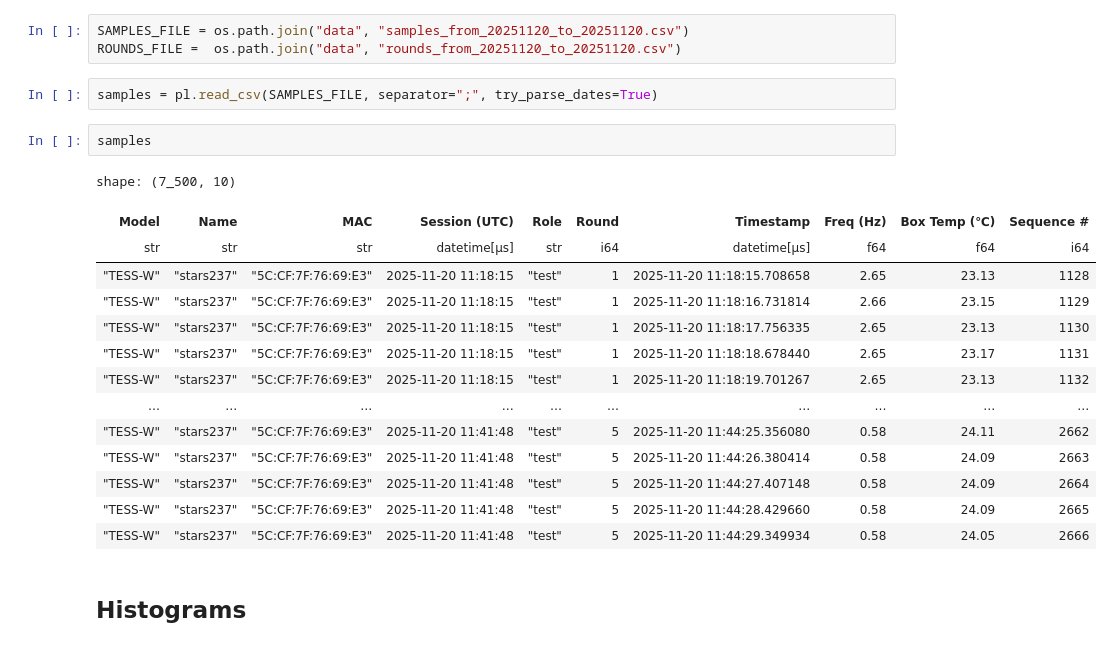
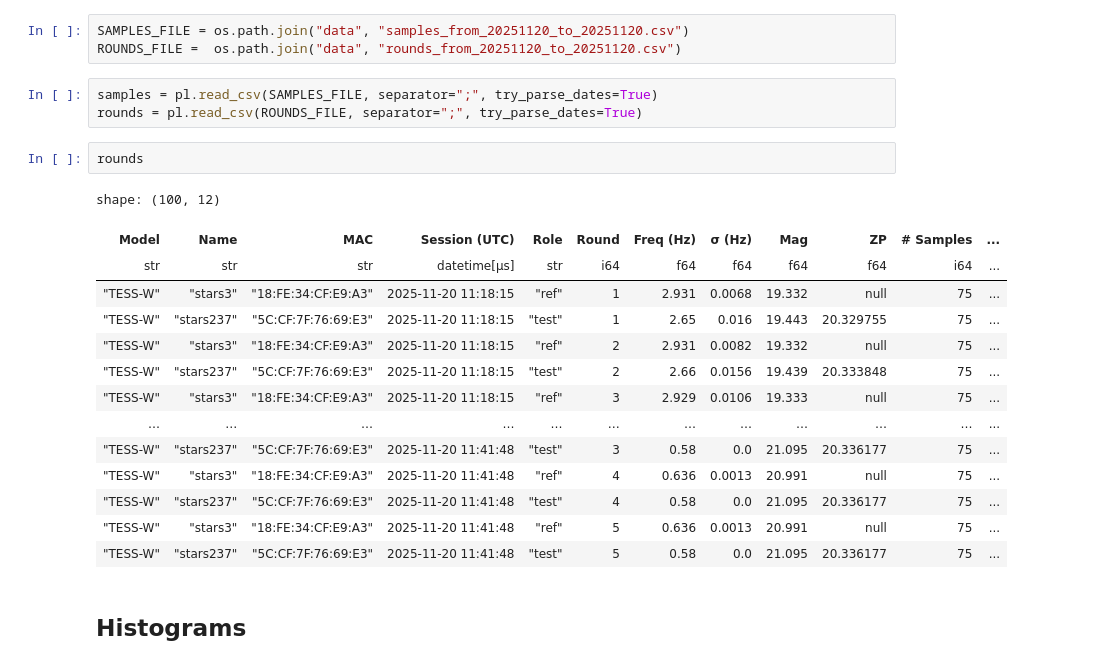
Before and after one commit to STARS4ALL/zptess, a Jupyter notebook: notebook/analysis.ipynb, the cells around one changed output. Saved outputs shown, nothing was run; the diff lists cells and outputs as text.

```diff
--- a/notebook/analysis.ipynb
+++ b/notebook/analysis.ipynb
@@ -98,23 +98,24 @@ SAMPLES_FILE = os.path.join("data", "samples_from_20251120_to_20251120.csv")
 ROUNDS_FILE =  os.path.join("data", "rounds_from_20251120_to_20251120.csv")
 # %%
 samples = pl.read_csv(SAMPLES_FILE, separator=";", try_parse_dates=True)
+rounds = pl.read_csv(ROUNDS_FILE, separator=";", try_parse_dates=True)
 # %%
-samples
+rounds
 # %% [output]
-shape: (7_500, 10)
+shape: (100, 12)
-| Model | Name | MAC | Session (UTC) | Role | Round | Timestamp | Freq (Hz) | Box Temp (℃) | Sequence # |
-| str | str | str | datetime[μs] | str | i64 | datetime[μs] | f64 | f64 | i64 |
-| "TESS-W" | "stars237" | "5C:CF:7F:76:69:E3" | 2025-11-20 11:18:15 | "test" | 1 | 2025-11-20 11:18:15.708658 | 2.65 | 23.13 | 1128 |
-| "TESS-W" | "stars237" | "5C:CF:7F:76:69:E3" | 2025-11-20 11:18:15 | "test" | 1 | 2025-11-20 11:18:16.731814 | 2.66 | 23.15 | 1129 |
-| "TESS-W" | "stars237" | "5C:CF:7F:76:69:E3" | 2025-11-20 11:18:15 | "test" | 1 | 2025-11-20 11:18:17.756335 | 2.65 | 23.13 | 1130 |
-| "TESS-W" | "stars237" | "5C:CF:7F:76:69:E3" | 2025-11-20 11:18:15 | "test" | 1 | 2025-11-20 11:18:18.678440 | 2.65 | 23.17 | 1131 |
-| "TESS-W" | "stars237" | "5C:CF:7F:76:69:E3" | 2025-11-20 11:18:15 | "test" | 1 | 2025-11-20 11:18:19.701267 | 2.65 | 23.13 | 1132 |
-| … | … | … | … | … | … | … | … | … | … |
-| "TESS-W" | "stars237" | "5C:CF:7F:76:69:E3" | 2025-11-20 11:41:48 | "test" | 5 | 2025-11-20 11:44:25.356080 | 0.58 | 24.11 | 2662 |
-| "TESS-W" | "stars237" | "5C:CF:7F:76:69:E3" | 2025-11-20 11:41:48 | "test" | 5 | 2025-11-20 11:44:26.380414 | 0.58 | 24.09 | 2663 |
-| "TESS-W" | "stars237" | "5C:CF:7F:76:69:E3" | 2025-11-20 11:41:48 | "test" | 5 | 2025-11-20 11:44:27.407148 | 0.58 | 24.09 | 2664 |
-| "TESS-W" | "stars237" | "5C:CF:7F:76:69:E3" | 2025-11-20 11:41:48 | "test" | 5 | 2025-11-20 11:44:28.429660 | 0.58 | 24.09 | 2665 |
-| "TESS-W" | "stars237" | "5C:CF:7F:76:69:E3" | 2025-11-20 11:41:48 | "test" | 5 | 2025-11-20 11:44:29.349934 | 0.58 | 24.05 | 2666 |
+| Model | Name | MAC | Session (UTC) | Role | Round | Freq (Hz) | σ (Hz) | Mag | ZP | # Samples | ... |
+| str | str | str | datetime[μs] | str | i64 | f64 | f64 | f64 | f64 | i64 | ... |
+| "TESS-W" | "stars3" | "18:FE:34:CF:E9:A3" | 2025-11-20 11:18:15 | "ref" | 1 | 2.931 | 0.0068 | 19.332 | null | 75 | ... |
+| "TESS-W" | "stars237" | "5C:CF:7F:76:69:E3" | 2025-11-20 11:18:15 | "test" | 1 | 2.65 | 0.016 | 19.443 | 20.329755 | 75 | ... |
+| "TESS-W" | "stars3" | "18:FE:34:CF:E9:A3" | 2025-11-20 11:18:15 | "ref" | 2 | 2.931 | 0.0082 | 19.332 | null | 75 | ... |
+| "TESS-W" | "stars237" | "5C:CF:7F:76:69:E3" | 2025-11-20 11:18:15 | "test" | 2 | 2.66 | 0.0156 | 19.439 | 20.333848 | 75 | ... |
+| "TESS-W" | "stars3" | "18:FE:34:CF:E9:A3" | 2025-11-20 11:18:15 | "ref" | 3 | 2.929 | 0.0106 | 19.333 | null | 75 | ... |
+| … | … | … | … | … | … | … | … | … | … | … | ... |
+| "TESS-W" | "stars237" | "5C:CF:7F:76:69:E3" | 2025-11-20 11:41:48 | "test" | 3 | 0.58 | 0.0 | 21.095 | 20.336177 | 75 | ... |
+| "TESS-W" | "stars3" | "18:FE:34:CF:E9:A3" | 2025-11-20 11:41:48 | "ref" | 4 | 0.636 | 0.0013 | 20.991 | null | 75 | ... |
+| "TESS-W" | "stars237" | "5C:CF:7F:76:69:E3" | 2025-11-20 11:41:48 | "test" | 4 | 0.58 | 0.0 | 21.095 | 20.336177 | 75 | ... |
+| "TESS-W" | "stars3" | "18:FE:34:CF:E9:A3" | 2025-11-20 11:41:48 | "ref" | 5 | 0.636 | 0.0013 | 20.991 | null | 75 | ... |
+| "TESS-W" | "stars237" | "5C:CF:7F:76:69:E3" | 2025-11-20 11:41:48 | "test" | 5 | 0.58 | 0.0 | 21.095 | 20.336177 | 75 | ... |
 # %% [markdown]
 ## Histograms
 # %% [markdown]
```
Also changed, not shown: parts of 5 cells of this notebook.
